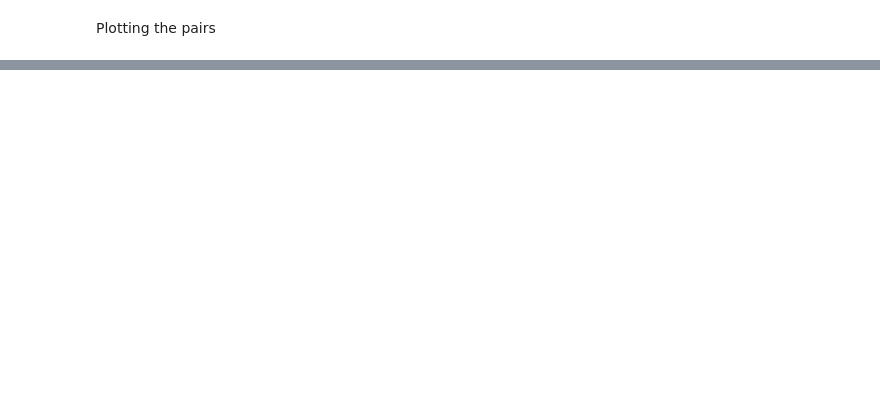
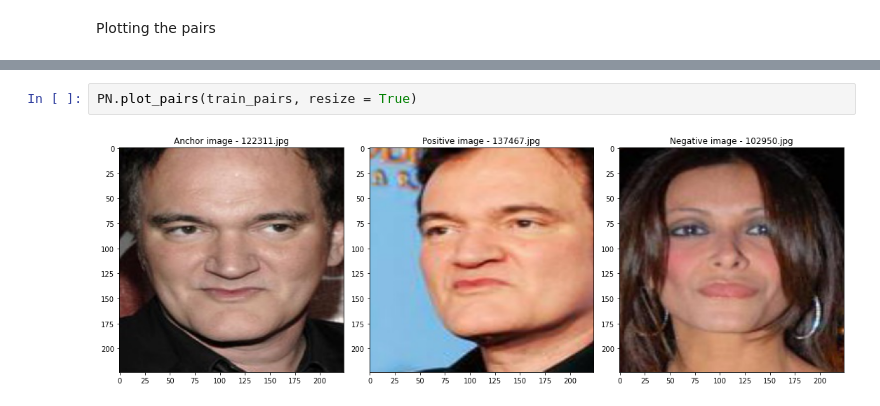
Before and after one commit to petr-ngn/ML_Siamese_Neural_Networks, a Jupyter notebook: 02_Balanced_pairs.ipynb, the cells around one changed output, grey strips where cells are left out. Saved outputs shown, nothing was run; the diff lists cells and outputs as text; blank space fills up the shorter version.

```diff
--- a/02_Balanced_pairs.ipynb
+++ b/02_Balanced_pairs.ipynb
@@ -151,0 +164,4 @@ PN.plot_pairs(train_pairs, resize = True)
+# %%
+PN.plot_pairs(train_pairs, resize = True)
+# %% [output]
+[figure, added]
```
Also changed, not shown: parts of 28 cells of this notebook.
